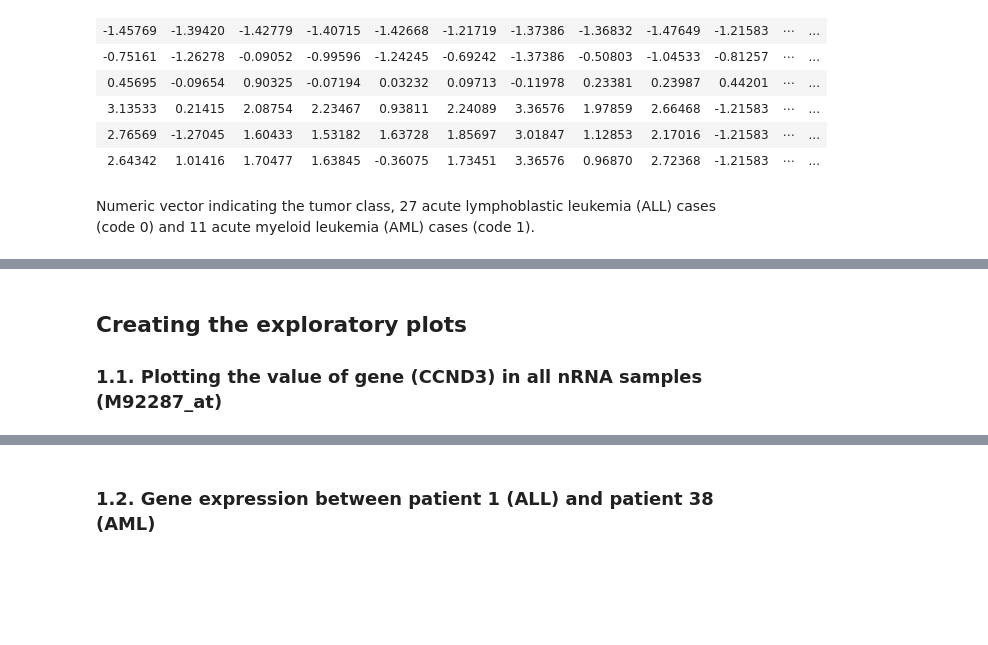
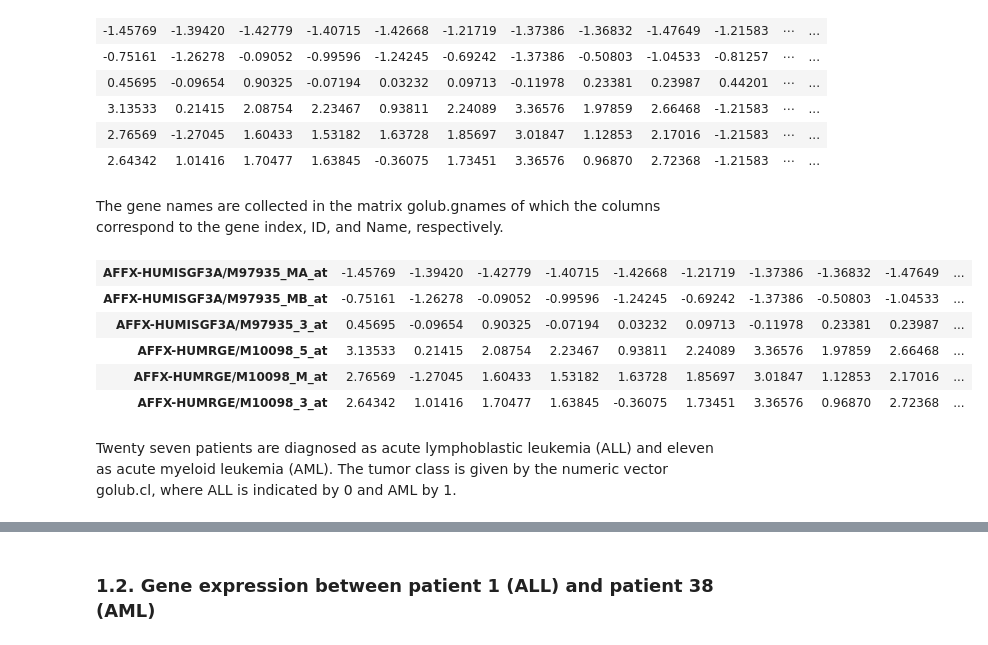
Before and after one commit to trallard/BAD_days, a Jupyter notebook: Day1/Tutorial.ipynb, the cells around one changed output, grey strips where cells are left out. Drawn from its saved outputs; the diff is of its cells as text; code cells hidden in the pictures; blank space fills up the shorter version.

```diff
--- a/Day1/Tutorial.ipynb
+++ b/Day1/Tutorial.ipynb
@@ -84,11 +68,22 @@ head(golub)
 | 3.13533 | 0.21415 | 2.08754 | 2.23467 | 0.93811 | 2.24089 | 3.36576 | 1.97859 | 2.66468 | -1.21583 | ⋯ | ... |
 | 2.76569 | -1.27045 | 1.60433 | 1.53182 | 1.63728 | 1.85697 | 3.01847 | 1.12853 | 2.17016 | -1.21583 | ⋯ | ... |
 | 2.64342 | 1.01416 | 1.70477 | 1.63845 | -0.36075 | 1.73451 | 3.36576 | 0.96870 | 2.72368 | -1.21583 | ⋯ | ... |
+# %% [markdown]
+The gene names are collected in the matrix golub.gnames of which the columns correspond to the gene index, ID, and Name, respectively.
 # %%
 # Adding 3051 gene names
 row.names(golub) = golub.gnames[,3]
+
+head(golub)
+# %% [output]
+| AFFX-HUMISGF3A/M97935_MA_at | -1.45769 | -1.39420 | -1.42779 | -1.40715 | -1.42668 | -1.21719 | -1.37386 | -1.36832 | -1.47649 | ... |
+| AFFX-HUMISGF3A/M97935_MB_at | -0.75161 | -1.26278 | -0.09052 | -0.99596 | -1.24245 | -0.69242 | -1.37386 | -0.50803 | -1.04533 | ... |
+| AFFX-HUMISGF3A/M97935_3_at | 0.45695 | -0.09654 | 0.90325 | -0.07194 | 0.03232 | 0.09713 | -0.11978 | 0.23381 | 0.23987 | ... |
+| AFFX-HUMRGE/M10098_5_at | 3.13533 | 0.21415 | 2.08754 | 2.23467 | 0.93811 | 2.24089 | 3.36576 | 1.97859 | 2.66468 | ... |
+| AFFX-HUMRGE/M10098_M_at | 2.76569 | -1.27045 | 1.60433 | 1.53182 | 1.63728 | 1.85697 | 3.01847 | 1.12853 | 2.17016 | ... |
+| AFFX-HUMRGE/M10098_3_at | 2.64342 | 1.01416 | 1.70477 | 1.63845 | -0.36075 | 1.73451 | 3.36576 | 0.96870 | 2.72368 | ... |
-# %% [markdown]
-Numeric vector indicating the tumor class, 27 acute lymphoblastic leukemia (ALL) cases (code 0) and 11 acute myeloid leukemia (AML) cases (code 1).
+# %% [markdown]
+Twenty seven patients are diagnosed as acute lymphoblastic leukemia (ALL) and eleven as acute myeloid leukemia (AML). The tumor class is given by the numeric vector golub.cl, where ALL is indicated by 0 and AML by 1.
 # %%
 colnames(golub) = golub.cl
 
@@ -101,7 +96,3 @@ head(golub)
 | AFFX-HUMRGE/M10098_5_at | 3.13533 | 0.21415 | 2.08754 | 2.23467 | 0.93811 | 2.24089 | 3.36576 | 1.97859 | 2.66468 | -1.21583 | ⋯ | ... |
 | AFFX-HUMRGE/M10098_M_at | 2.76569 | -1.27045 | 1.60433 | 1.53182 | 1.63728 | 1.85697 | 3.01847 | 1.12853 | 2.17016 | -1.21583 | ⋯ | ... |
 | AFFX-HUMRGE/M10098_3_at | 2.64342 | 1.01416 | 1.70477 | 1.63845 | -0.36075 | 1.73451 | 3.36576 | 0.96870 | 2.72368 | -1.21583 | ⋯ | ... |
-# %% [markdown]
-## Creating the exploratory plots
-
-### 1.1\. Plotting the value of gene (CCND3) in all nRNA samples (M92287_at)
```
Also changed, not shown: parts of 20 cells of this notebook, 2 other files.
